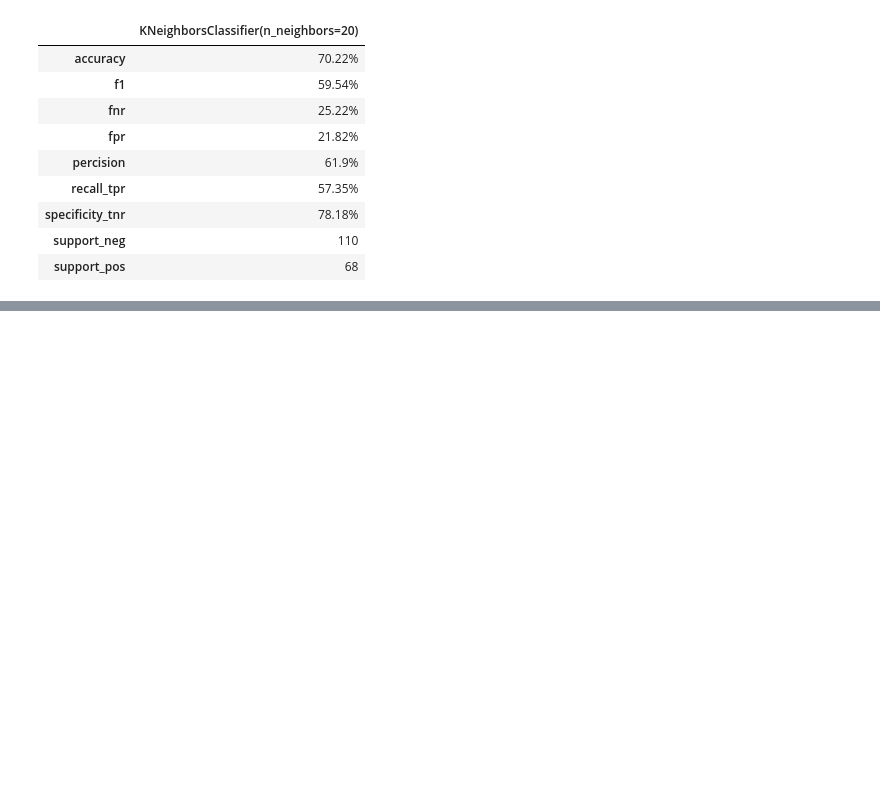
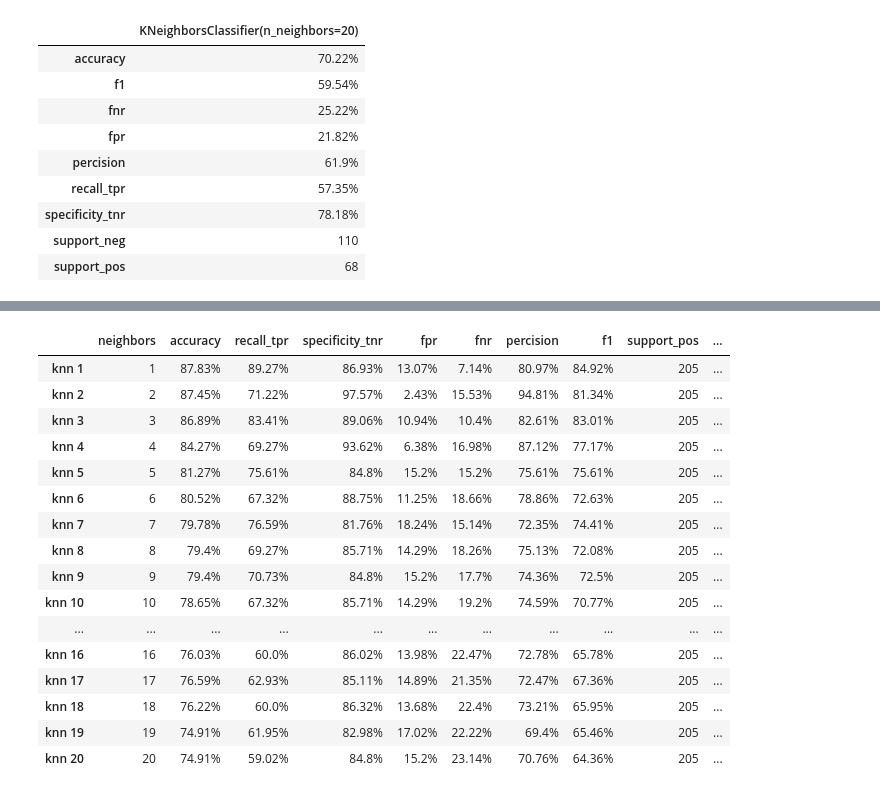
Before and after one commit to morgancross2/classification-exercises, a Jupyter notebook: model.ipynb, the cells around one changed output, grey strips where cells are left out. Saved outputs shown, nothing was run; the diff lists cells and outputs as text; code cells hidden in the pictures; blank space fills up the shorter version.

```diff
--- a/model.ipynb
+++ b/model.ipynb
@@ -1039,0 +1041,22 @@ pd.DataFrame(models).T
+# %%
+# test it out!
+train_df = model.binary_KNN_data(X_train, y_train, 'uniform')
+train_df
+# %% [output]
+|  | neighbors | accuracy | recall_tpr | specificity_tnr | fpr | fnr | percision | f1 | support_pos | ... |
+| knn 1 | 1 | 87.83% | 89.27% | 86.93% | 13.07% | 7.14% | 80.97% | 84.92% | 205 | ... |
+| knn 2 | 2 | 87.45% | 71.22% | 97.57% | 2.43% | 15.53% | 94.81% | 81.34% | 205 | ... |
+| knn 3 | 3 | 86.89% | 83.41% | 89.06% | 10.94% | 10.4% | 82.61% | 83.01% | 205 | ... |
+| knn 4 | 4 | 84.27% | 69.27% | 93.62% | 6.38% | 16.98% | 87.12% | 77.17% | 205 | ... |
+| knn 5 | 5 | 81.27% | 75.61% | 84.8% | 15.2% | 15.2% | 75.61% | 75.61% | 205 | ... |
+| knn 6 | 6 | 80.52% | 67.32% | 88.75% | 11.25% | 18.66% | 78.86% | 72.63% | 205 | ... |
+| knn 7 | 7 | 79.78% | 76.59% | 81.76% | 18.24% | 15.14% | 72.35% | 74.41% | 205 | ... |
+| knn 8 | 8 | 79.4% | 69.27% | 85.71% | 14.29% | 18.26% | 75.13% | 72.08% | 205 | ... |
+| knn 9 | 9 | 79.4% | 70.73% | 84.8% | 15.2% | 17.7% | 74.36% | 72.5% | 205 | ... |
+| knn 10 | 10 | 78.65% | 67.32% | 85.71% | 14.29% | 19.2% | 74.59% | 70.77% | 205 | ... |
+| ... | ... | ... | ... | ... | ... | ... | ... | ... | ... | ... |
+| knn 16 | 16 | 76.03% | 60.0% | 86.02% | 13.98% | 22.47% | 72.78% | 65.78% | 205 | ... |
+| knn 17 | 17 | 76.59% | 62.93% | 85.11% | 14.89% | 21.35% | 72.47% | 67.36% | 205 | ... |
+| knn 18 | 18 | 76.22% | 60.0% | 86.32% | 13.68% | 22.4% | 73.21% | 65.95% | 205 | ... |
+| knn 19 | 19 | 74.91% | 61.95% | 82.98% | 17.02% | 22.22% | 69.4% | 65.46% | 205 | ... |
+| knn 20 | 20 | 74.91% | 59.02% | 84.8% | 15.2% | 23.14% | 70.76% | 64.36% | 205 | ... |
```
Also changed, not shown: parts of 55 cells of this notebook.
